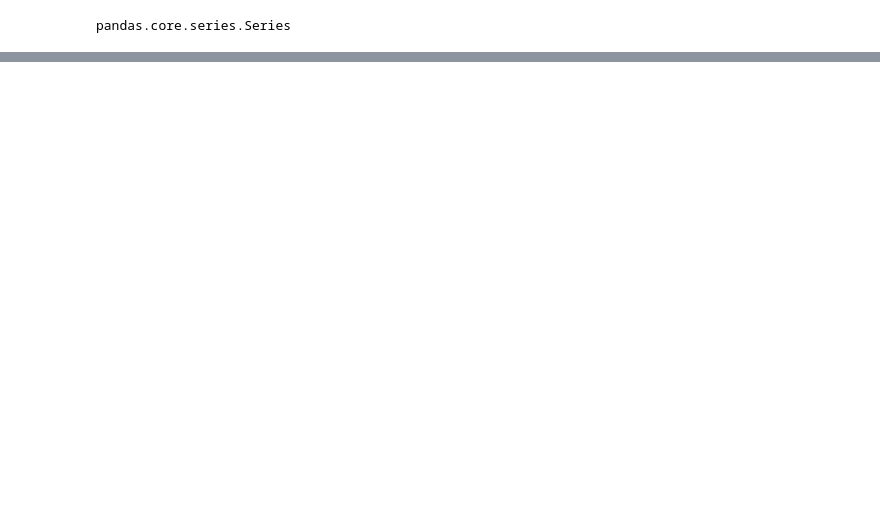
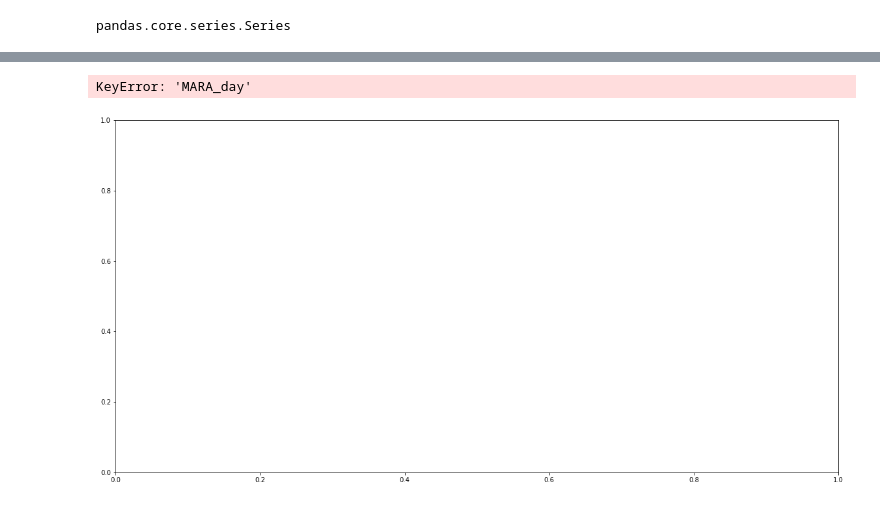
Before and after one commit to msierracrypto/project-1, a Jupyter notebook: MC_plus.ipynb, the cells around one changed output, grey strips where cells are left out. Saved outputs shown, nothing was run; the diff lists cells and outputs as text; code cells hidden in the pictures; blank space fills up the shorter version.

Commit message:
Concat update

```diff
--- a/MC_plus.ipynb
+++ b/MC_plus.ipynb
@@ -209,5 +209,5 @@ mara_returns = pd.DataFrame(mara_returns)
 mara_returns.dropna(inplace = True)
 # %%
 mara_day = pd.DataFrame(mara_day)
-mara_returns = mara_day['MARA'].pct_change().tail(100).hvplot(title = "MARA daily returns. Last 50 days")
+mara_returns_plot = mara_day['MARA'].pct_change().tail(100).hvplot(title = "MARA daily returns. Last 50 days")
 # %%
@@ -224,5 +238,6 @@ riot_day = df_ticker.iloc[:,18]
 # Plot RIOT daily returns
 riot_day = pd.DataFrame(riot_day)
 riot_returns = riot_day['RIOT'].pct_change().tail(100).hvplot(title = "RIOT daily returns. Last 50 days")
-riot_returns
+riot_daily =  riot_day['RIOT'].pct_change()
+riot_daily
 # %% [output]
@@ -252,0 +303,3 @@ dtype: float64
+# %%
+all_daily = pd.concat([riot_daily, mara_returns, au_daily,aem_day] , axis = 1, join ='outer')
+all_daily.corr()
@@ -314,2 +425,3 @@ riot_day.columns
 # %%
-riot_pct
+dxy = pd.read_csv("DX-Y.NYB.csv")
+dxy.dropna()
@@ -315,0 +442,7 @@ riot_pct
+# %%
+correlation_dxy = pd.DataFrame(dxy).corr().loc[:,"Close"]
+#correlation_dxy [correlation_dxy==correlation_dxy[correlation_dxy<1].max()]
+all_daily.plot(kind="scatter", y = "MARA_day", x = "close", figsize = (20, 10))
+# %% [output]
+KeyError: 'MARA_day'
+[figure, added]
```
Also changed, not shown: parts of 24 cells of this notebook.
